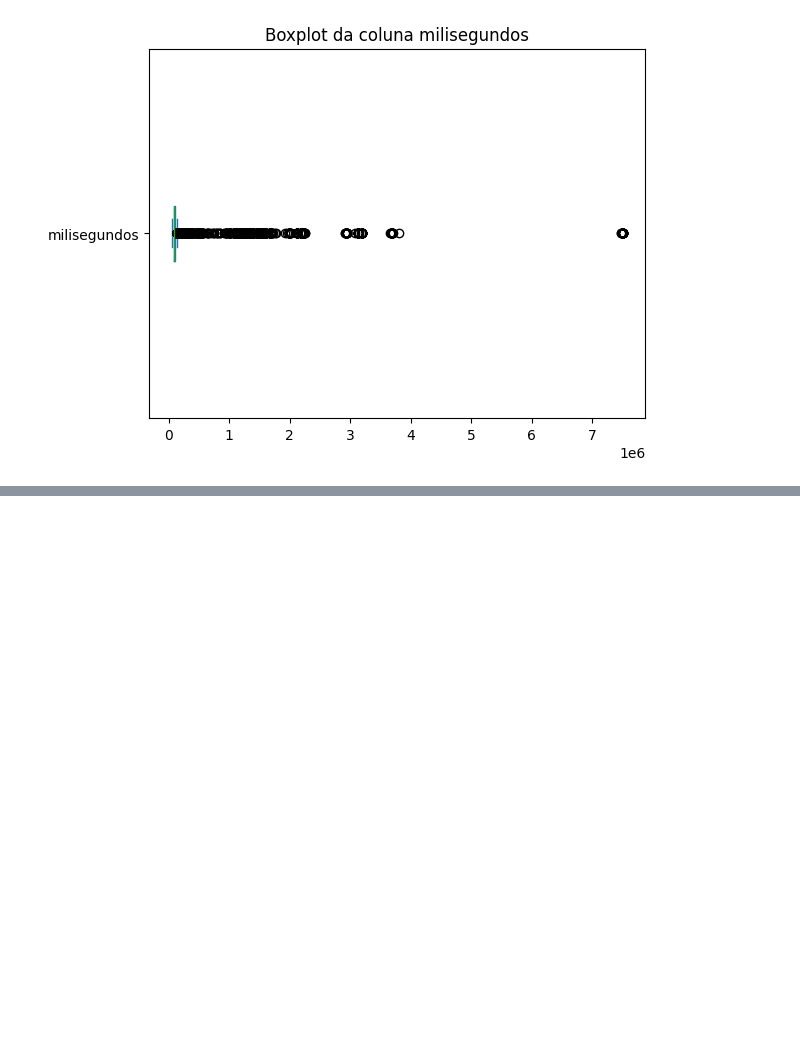
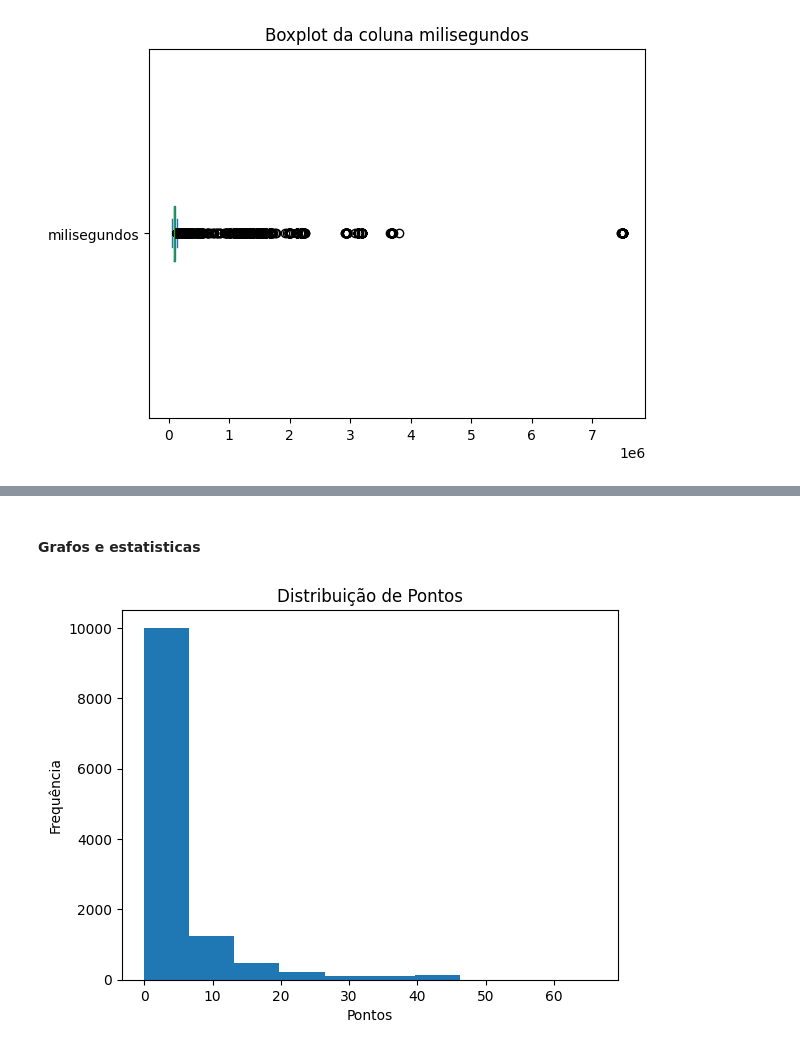
Before and after one commit to augustopinho/fatec_ipi_projeto_integrador_3, a Jupyter notebook: tratamento_dados.ipynb, the cells around one changed output, grey strips where cells are left out. Drawn from its saved outputs; the diff is of its cells as text; code cells hidden in the pictures; blank space fills up the shorter version.

Commit message:
feat(Tratamento_Limpeza_DS): T/L tabela CONSTRUTOR_RESULTADOS

```diff
--- a/tratamento_dados.ipynb
+++ b/tratamento_dados.ipynb
@@ -467,0 +525,2 @@ plt.show()
+# %%
+construtor_resultados.columns = ['construtor_resultados_id', 'corrida_id', 'construtor_id', 'pontos', 'status']
@@ -467,0 +529,6 @@ plt.show()
+# %%
+#Colocando os valores "\n" COMO None
+construtor_resultados = construtor_resultados.replace('\\N', np.nan)
+
+#Transformando em String
+construtor_resultados['status'] = construtor_resultados['status'].astype(pd.StringDtype())
@@ -467,0 +607,11 @@ plt.show()
+# %% [markdown]
+#### Grafos e estatisticas
+# %%
+# Histograma das avaliações dos usuários
+construtor_resultados['pontos'].plot(kind='hist')
+plt.xlabel('Pontos')
+plt.ylabel('Frequência')
+plt.title('Distribuição de Pontos')
+plt.show()
+# %% [output]
+[figure, added]
```
Also changed, not shown: parts of 14 cells of this notebook.
